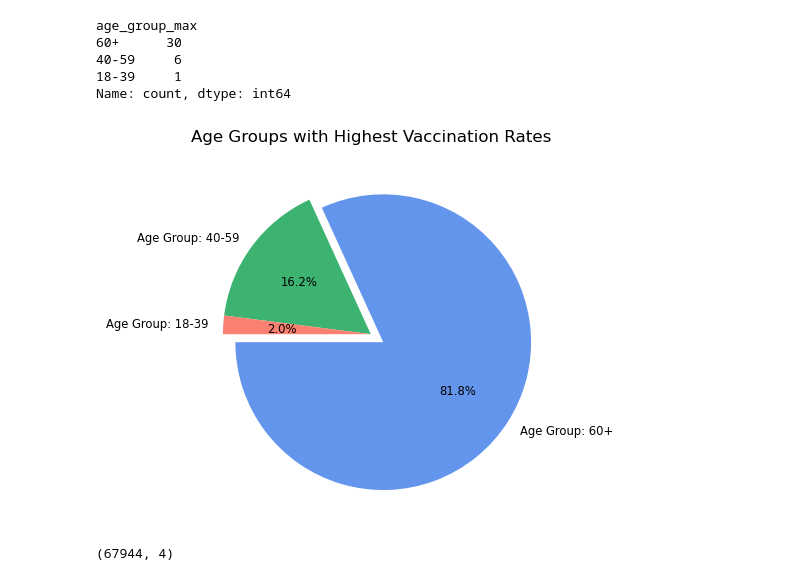
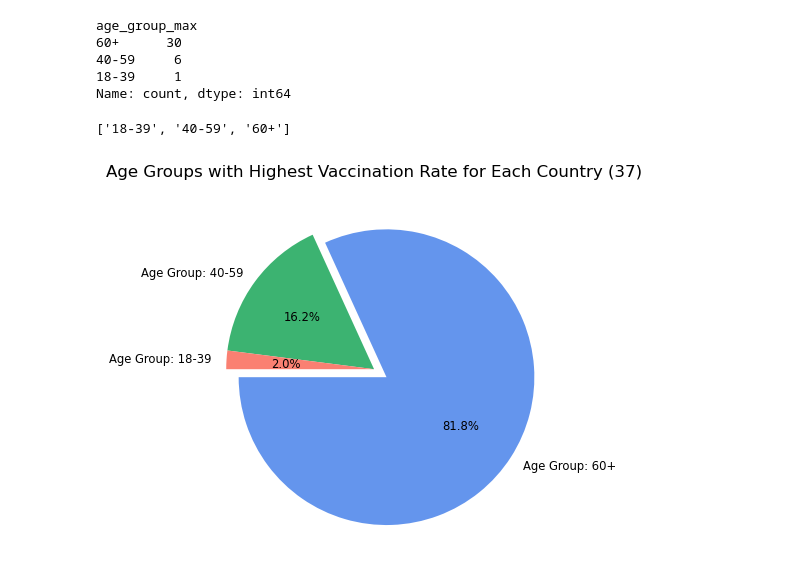
Before and after one commit to gburlew/Project-1, a Jupyter notebook: Notebooks/Noe_age_groups.ipynb, the cells around one changed output. Cells and saved outputs as stored; diff of their text form; code cells hidden in the pictures.

```diff
--- a/Notebooks/Noe_age_groups.ipynb
+++ b/Notebooks/Noe_age_groups.ipynb
@@ -302,20 +288,23 @@ Name: count, dtype: int64
+# %%
+list_countries_agegroup = list(set(max_vac_age))
+print(list_countries_agegroup)
+# %% [output]
+['18-39', '40-59', '60+']
 # %%
 #pie plot
 
 labels = 'Age Group: 60+', 'Age Group: 40-59', 'Age Group: 18-39'
+
+#divided the number of countries in each age group by total number of countries "37". 30/37, 6/37, 1,37
 sizes = [81, 16, 2]
 
 explode = (0.1, 0, 0)
 
 fig_age_country, ax = plt.subplots()
 ax.pie(sizes, explode=explode, labels=labels, autopct='%1.1f%%', colors=['cornflowerblue','mediumseagreen','salmon'], startangle=180, textprops={'size': 'smaller'}, radius=1)
-plt.title('Age Groups with Highest Vaccination Rates')
+plt.title('Age Groups with Highest Vaccination Rate for Each Country (37)')
 fig_age_country.savefig('../Images/Age_group_vac_rate.jpeg')
 
 plt.show()
 # %% [output]
-[figure, old version]
+[figure, new version]
-# %%
-print(vac_manufacturer.shape)
-# %% [output]
-(67944, 4)
```
Also changed, not shown: parts of 44 cells of this notebook, 4 other files.
